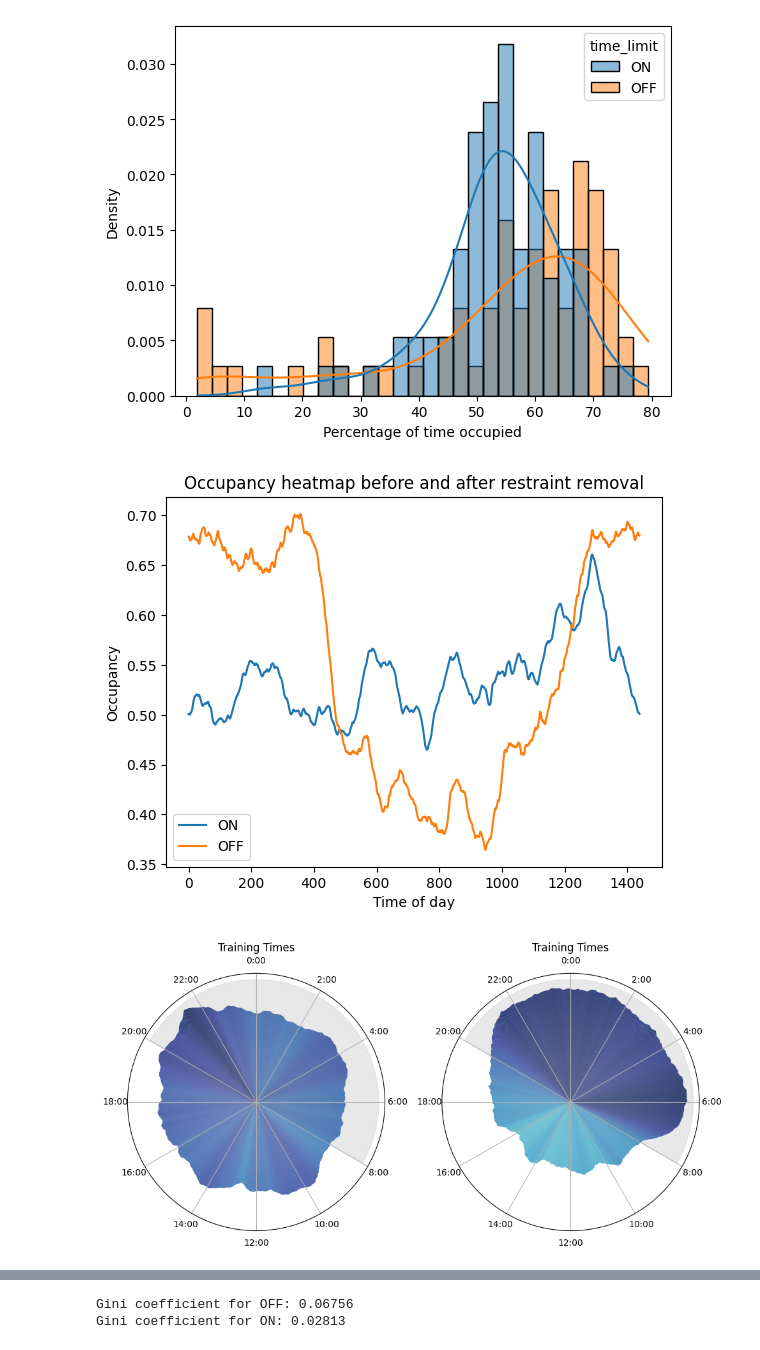
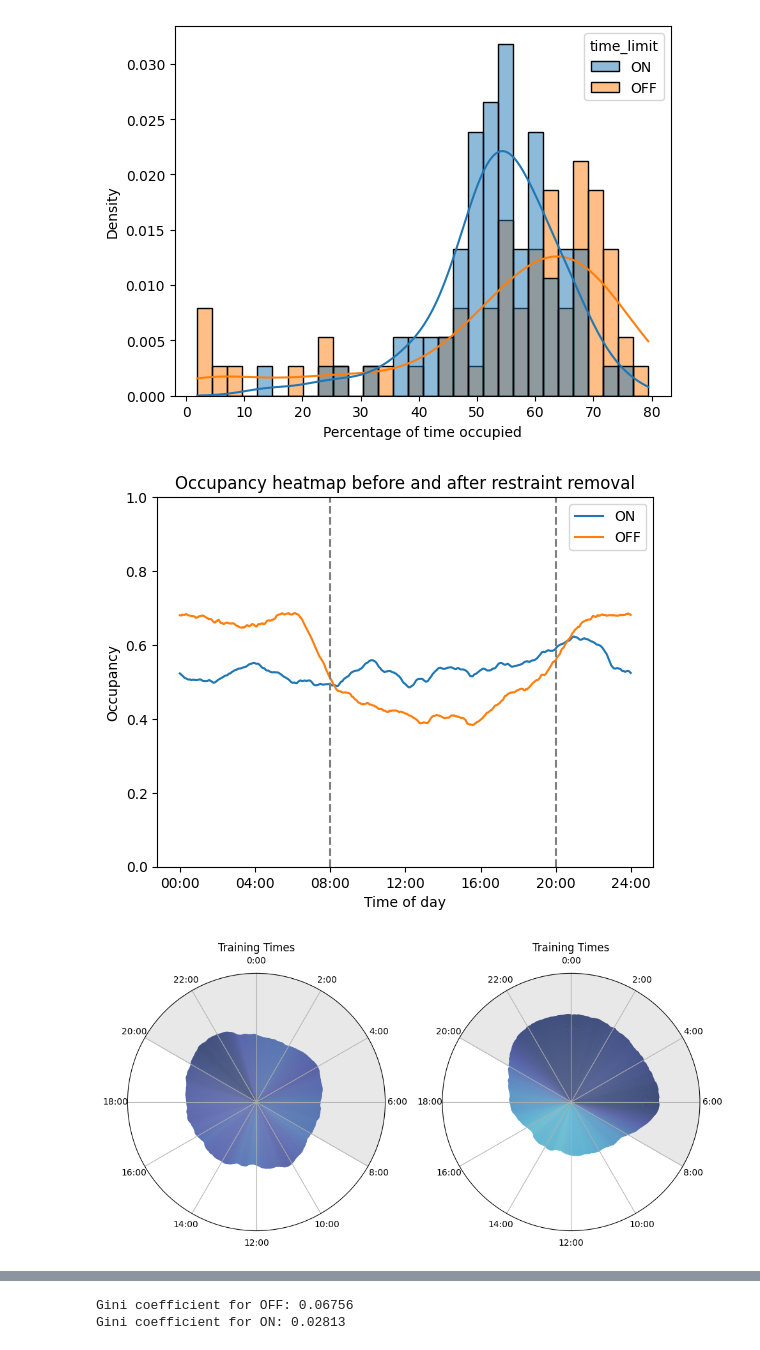
Before and after one commit to LearningCircuitsLab/behavior-analysis-notebooks, a Jupyter notebook: no_time_restraints_testing.ipynb, the cells around one changed output, grey strips where cells are left out. Saved outputs shown, nothing was run; the diff lists cells and outputs as text; code cells hidden in the pictures.

```diff
--- a/no_time_restraints_testing.ipynb
+++ b/no_time_restraints_testing.ipynb
@@ -111,24 +111,32 @@ plt.show()
 [figure]
 # %%
 # night and day occupancy
-occupancy_heatmap_before = dft.get_occupancy_heatmap(occupancy_df[occupancy_df.time_limit == 'ON'], window_size=60)
-occupancy_heatmap_after = dft.get_occupancy_heatmap(occupancy_df[occupancy_df.time_limit == 'OFF'], window_size=60)
+occupancy_heatmap_before = dft.get_occupancy_heatmap(occupancy_df[occupancy_df.time_limit == 'ON'], window_size=120)
+occupancy_heatmap_after = dft.get_occupancy_heatmap(occupancy_df[occupancy_df.time_limit == 'OFF'], window_size=120)
 # %%
 min_of_day = list(np.arange(0, len(occupancy_heatmap_before)))
-plt.plot(min_of_day, occupancy_heatmap_before, label='ON')
-plt.plot(min_of_day, occupancy_heatmap_after, label='OFF')
+hours_of_day = [x/60 for x in min_of_day]
+plt.plot(hours_of_day, occupancy_heatmap_before, label='ON')
+plt.plot(hours_of_day, occupancy_heatmap_after, label='OFF')
+# use HHMM format in x axis
+plt.xticks(ticks=np.arange(0, 24.1, 4), labels=[f"{int(x):02d}:00" for x in np.arange(0, 24.1, 4)])
 plt.xlabel("Time of day")
 plt.ylabel("Occupancy")
+plt.ylim(0, 1)
+# vertical lines at 8:00 and 20:00
+plt.axvline(x=8, color='gray', linestyle='--')
+plt.axvline(x=20, color='gray', linestyle='--')
 plt.title("Occupancy heatmap before and after restraint removal")
 plt.legend()
-plt.show()
+# save as pdf
+plt.savefig("figures/occupancy_heatmap_no_time_restraints.pdf", bbox_inches='tight', transparent=True)
 # %% [output]
-[figure, old version]
+[figure, new version]
 # %%
 fig, axs = plt.subplots(1, 2, figsize=(10, 10), subplot_kw={"projection": "polar"})
-plots.plot_training_times_clock_heatmap(occupancy_heatmap_before, ax=axs[0])
-plots.plot_training_times_clock_heatmap(occupancy_heatmap_after, ax=axs[1])
+plots.plot_training_times_clock_heatmap(occupancy_heatmap_before, ax=axs[0], ylim=(0,1))
+plots.plot_training_times_clock_heatmap(occupancy_heatmap_after, ax=axs[1], ylim=(0,1))
 plt.tight_layout()
 plt.show()
 # %% [output]
-[figure, old version]
+[figure, new version]
```
Also changed, not shown: parts of 8 cells of this notebook, 1 other file.
